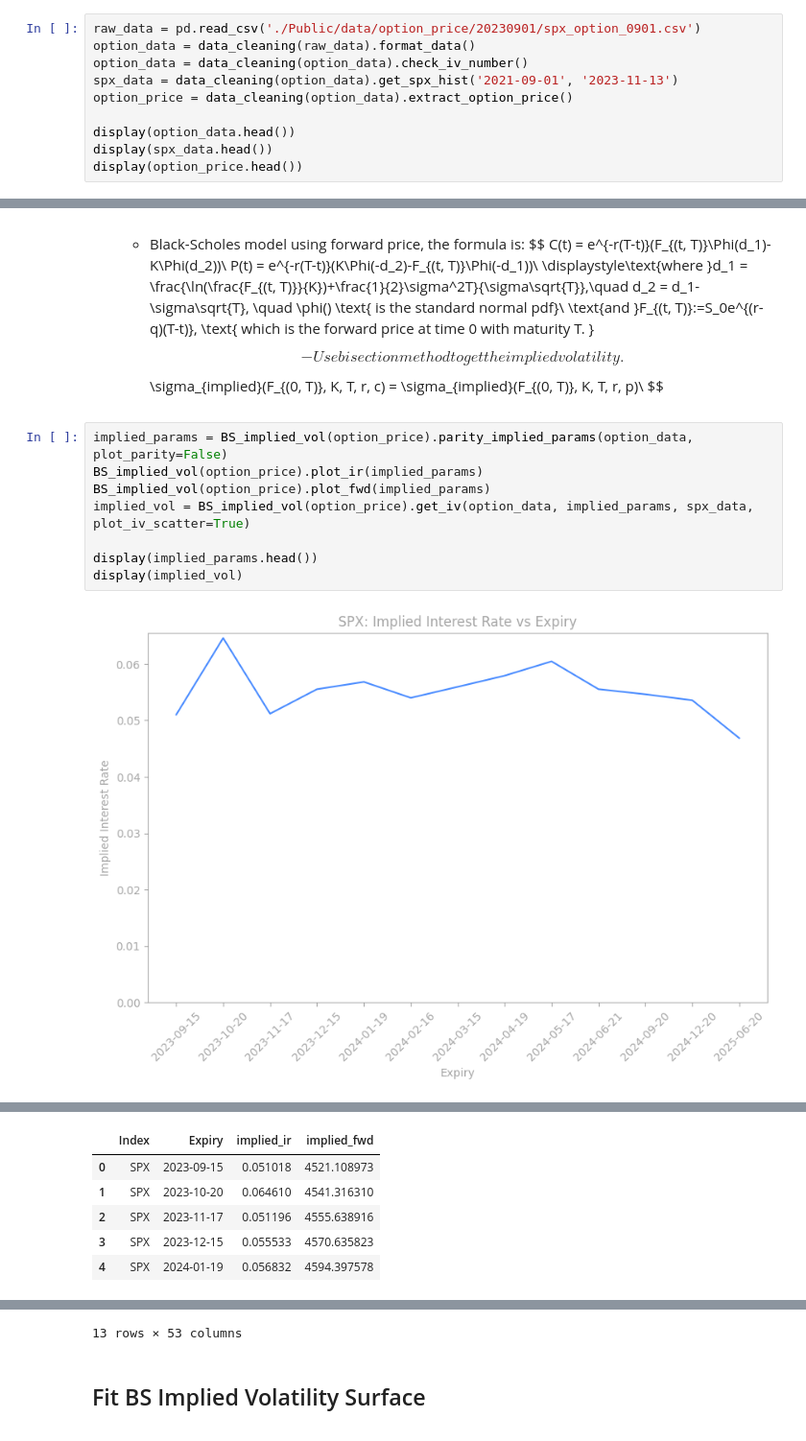
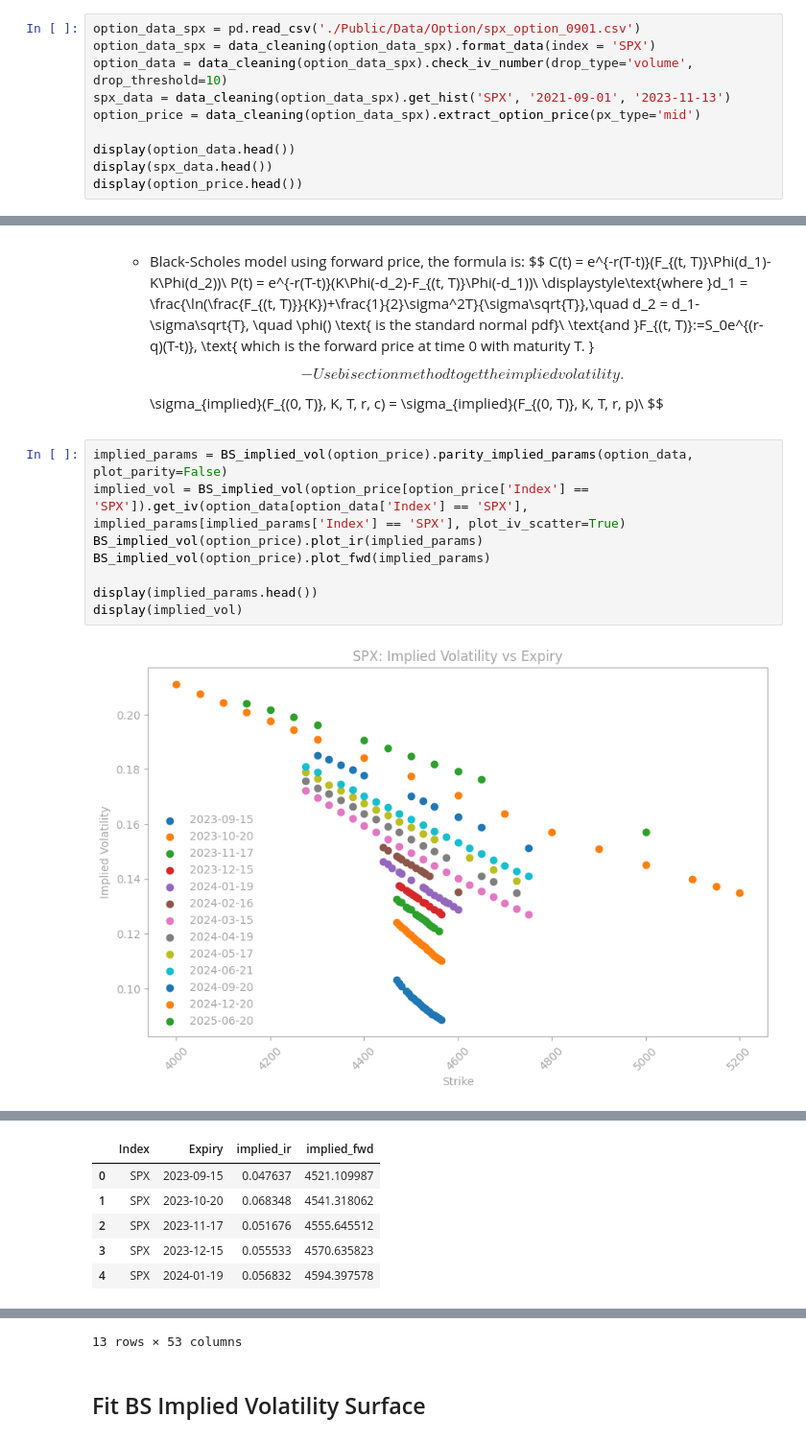
Before and after one commit to Gavin-OP/volatility_arbitrage, a Jupyter notebook: volatility_arbitrage_strategy.ipynb, the cells around one changed output, grey strips where cells are left out. Shown at 96% size. Saved outputs shown, nothing was run; the diff lists cells and outputs as text.

Commit message:
finish plot bs iv surface

```diff
--- a/volatility_arbitrage_strategy.ipynb
+++ b/volatility_arbitrage_strategy.ipynb
@@ -22,11 +22,11 @@ from Code.fit_bs import fit_BS
   - use the mid price of bid and ask as the option price
   - only use SPX data not SPXW data
 # %%
-raw_data = pd.read_csv('./Public/data/option_price/20230901/spx_option_0901.csv')
-option_data = data_cleaning(raw_data).format_data()
-option_data = data_cleaning(option_data).check_iv_number()
-spx_data = data_cleaning(option_data).get_spx_hist('2021-09-01', '2023-11-13')
-option_price = data_cleaning(option_data).extract_option_price()
+option_data_spx = pd.read_csv('./Public/Data/Option/spx_option_0901.csv')
+option_data_spx = data_cleaning(option_data_spx).format_data(index = 'SPX')
+option_data = data_cleaning(option_data_spx).check_iv_number(drop_type='volume', drop_threshold=10)
+spx_data = data_cleaning(option_data_spx).get_hist('SPX', '2021-09-01', '2023-11-13')
+option_price = data_cleaning(option_data_spx).extract_option_price(px_type='mid')
 
 display(option_data.head())
 display(spx_data.head())
@@ -80,11 +80,11 @@ display(option_price.head())
     $$
 # %%
 implied_params = BS_implied_vol(option_price).parity_implied_params(option_data, plot_parity=False)
+implied_vol = BS_implied_vol(option_price[option_price['Index'] == 'SPX']).get_iv(option_data[option_data['Index'] == 'SPX'], implied_params[implied_params['Index'] == 'SPX'], plot_iv_scatter=True)
 BS_implied_vol(option_price).plot_ir(implied_params)
 BS_implied_vol(option_price).plot_fwd(implied_params)
-implied_vol = BS_implied_vol(option_price).get_iv(option_data, implied_params, spx_data, plot_iv_scatter=True)
 
 display(implied_params.head())
 display(implied_vol)
 # %% [output]
-[figure, old version]
+[figure, new version]
@@ -93,7 +93,7 @@ display(implied_vol)
 |  | Index | Expiry | implied_ir | implied_fwd |
-| 0 | SPX | 2023-09-15 | 0.051018 | 4521.108973 |
-| 1 | SPX | 2023-10-20 | 0.064610 | 4541.316310 |
-| 2 | SPX | 2023-11-17 | 0.051196 | 4555.638916 |
+| 0 | SPX | 2023-09-15 | 0.047637 | 4521.109987 |
+| 1 | SPX | 2023-10-20 | 0.068348 | 4541.318062 |
+| 2 | SPX | 2023-11-17 | 0.051676 | 4555.645512 |
 | 3 | SPX | 2023-12-15 | 0.055533 | 4570.635823 |
 | 4 | SPX | 2024-01-19 | 0.056832 | 4594.397578 |
 |  | 4000 | 4050 | 4100 | 4150 | 4200 | 4250 | 4275 | 4300 | 4325 | 4350 | ... | ... |
```
Also changed, not shown: parts of 12 cells of this notebook, 57 other files.
